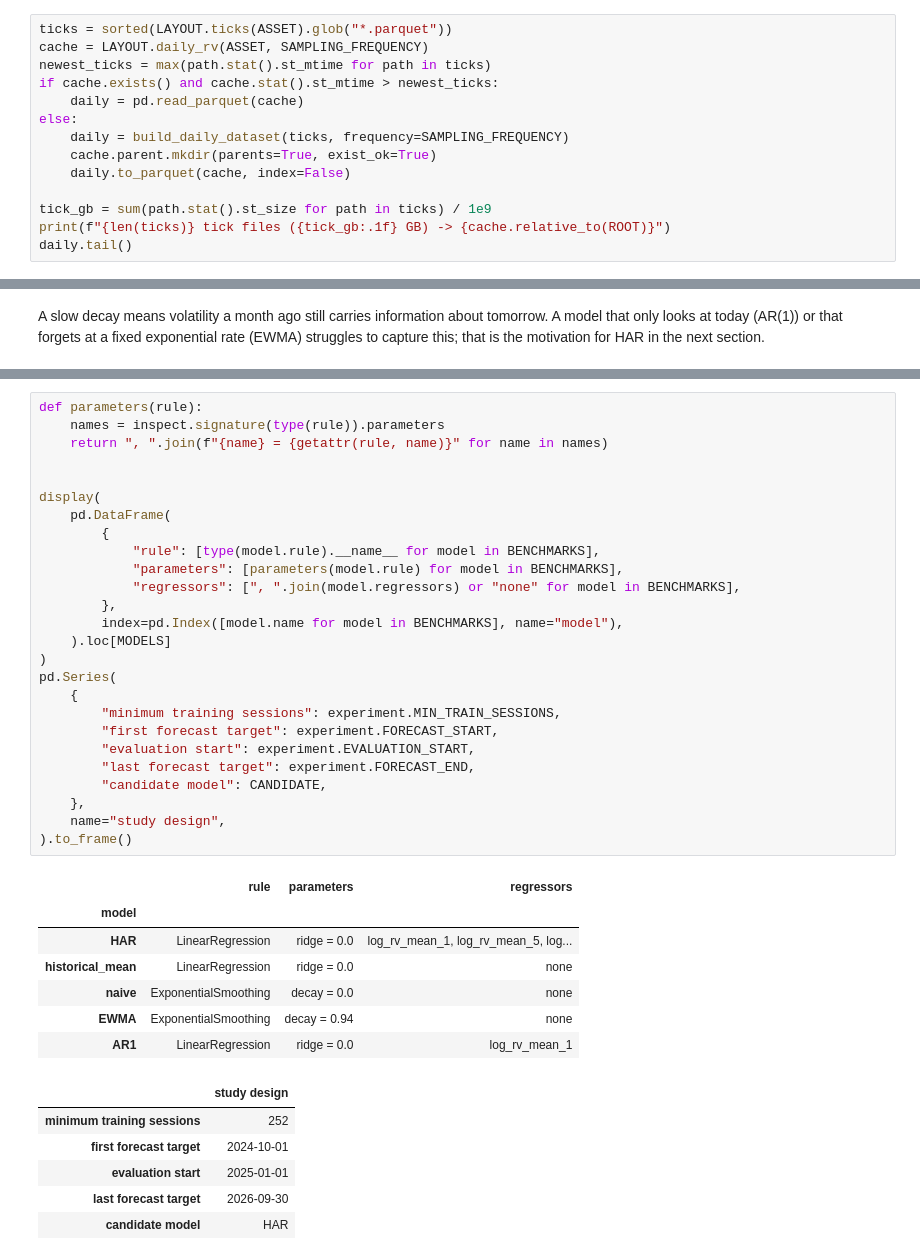
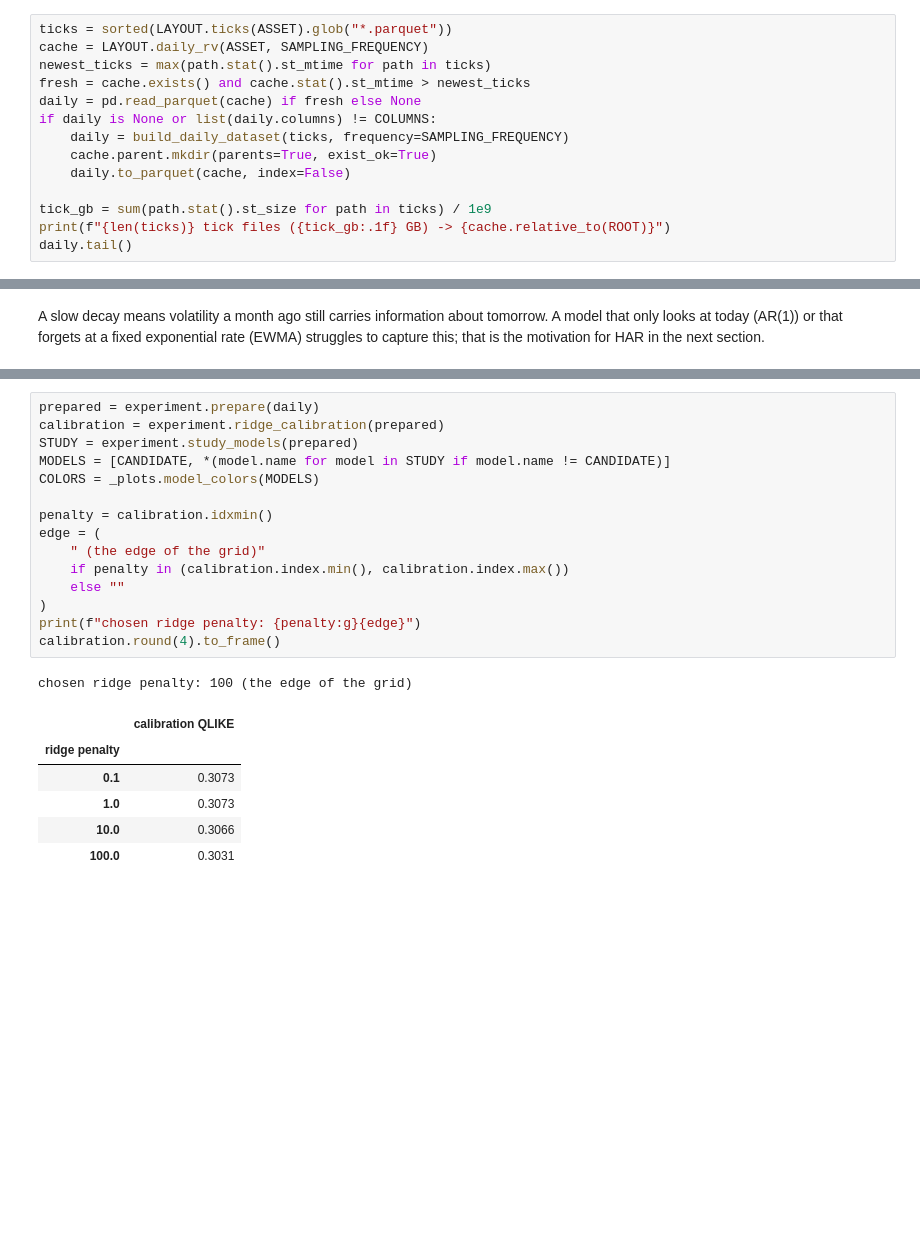
Before and after one commit to kholmetskii/realized-vol, a Jupyter notebook: notebooks/01_eurusd.ipynb, the cells around one changed output, grey strips where cells are left out. Drawn from its saved outputs; the diff is of its cells as text; blank space fills up the shorter version.

Commit message:
feat: add SHAR and ridge HAR

```diff
--- a/notebooks/01_eurusd.ipynb
+++ b/notebooks/01_eurusd.ipynb
@@ -73,9 +80,9 @@ RV code.
 ticks = sorted(LAYOUT.ticks(ASSET).glob("*.parquet"))
 cache = LAYOUT.daily_rv(ASSET, SAMPLING_FREQUENCY)
 newest_ticks = max(path.stat().st_mtime for path in ticks)
-if cache.exists() and cache.stat().st_mtime > newest_ticks:
-    daily = pd.read_parquet(cache)
-else:
+fresh = cache.exists() and cache.stat().st_mtime > newest_ticks
+daily = pd.read_parquet(cache) if fresh else None
+if daily is None or list(daily.columns) != COLUMNS:
     daily = build_daily_dataset(ticks, frequency=SAMPLING_FREQUENCY)
     cache.parent.mkdir(parents=True, exist_ok=True)
     daily.to_parquet(cache, index=False)
@@ -234,41 +251,24 @@ before the evaluation start only calibrate the correction in section 4.
 # %%
-def parameters(rule):
-    names = inspect.signature(type(rule)).parameters
-    return ", ".join(f"{name} = {getattr(rule, name)}" for name in names)
+prepared = experiment.prepare(daily)
+calibration = experiment.ridge_calibration(prepared)
+STUDY = experiment.study_models(prepared)
+MODELS = [CANDIDATE, *(model.name for model in STUDY if model.name != CANDIDATE)]
+COLORS = _plots.model_colors(MODELS)
 
-
-display(
-    pd.DataFrame(
-        {
-            "rule": [type(model.rule).__name__ for model in BENCHMARKS],
-            "parameters": [parameters(model.rule) for model in BENCHMARKS],
-            "regressors": [", ".join(model.regressors) or "none" for model in BENCHMARKS],
-        },
-        index=pd.Index([model.name for model in BENCHMARKS], name="model"),
-    ).loc[MODELS]
+penalty = calibration.idxmin()
+edge = (
+    " (the edge of the grid)"
+    if penalty in (calibration.index.min(), calibration.index.max())
+    else ""
 )
-pd.Series(
-    {
-        "minimum training sessions": experiment.MIN_TRAIN_SESSIONS,
-        "first forecast target": experiment.FORECAST_START,
-        "evaluation start": experiment.EVALUATION_START,
-        "last forecast target": experiment.FORECAST_END,
-        "candidate model": CANDIDATE,
-    },
-    name="study design",
-).to_frame()
+print(f"chosen ridge penalty: {penalty:g}{edge}")
+calibration.round(4).to_frame()
 # %% [output]
+chosen ridge penalty: 100 (the edge of the grid)
-|  | rule | parameters | regressors |
-| model |  |  |  |
-| HAR | LinearRegression | ridge = 0.0 | log_rv_mean_1, log_rv_mean_5, log... |
-| historical_mean | LinearRegression | ridge = 0.0 | none |
-| naive | ExponentialSmoothing | decay = 0.0 | none |
-| EWMA | ExponentialSmoothing | decay = 0.94 | none |
-| AR1 | LinearRegression | ridge = 0.0 | log_rv_mean_1 |
+|  | calibration QLIKE |
+| ridge penalty |  |
+| 0.1 | 0.3073 |
+| 1.0 | 0.3073 |
+| 10.0 | 0.3066 |
+| 100.0 | 0.3031 |
-|  | study design |
-| minimum training sessions | 252 |
-| first forecast target | 2024-10-01 |
-| evaluation start | 2025-01-01 |
-| last forecast target | 2026-09-30 |
-| candidate model | HAR |
 # %%
```
Also changed, not shown: parts of 47 cells of this notebook, 15 other files.
